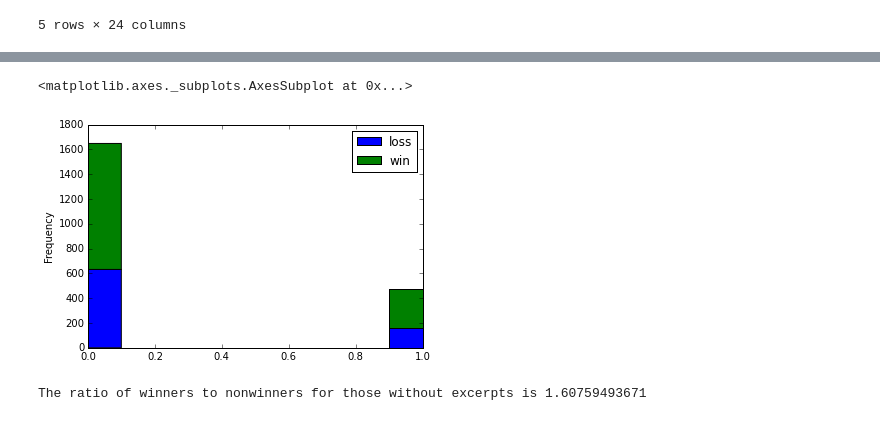
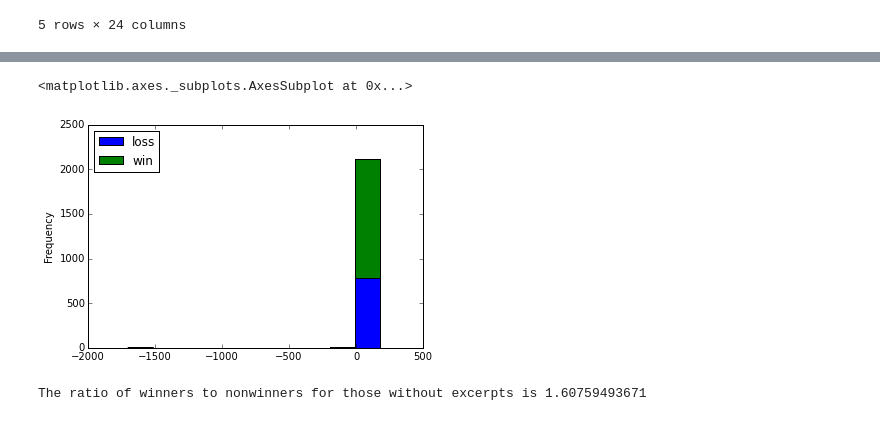
Before and after one commit to nicaless/nanowrimo_ga_project, a Jupyter notebook: analyze/explore novel features.ipynb, the cells around one changed output, grey strips where cells are left out. Drawn from its saved outputs; the diff is of its cells as text; code cells hidden in the pictures.

```diff
--- a/analyze/explore novel features.ipynb
+++ b/analyze/explore novel features.ipynb
@@ -49,10 +117,10 @@ df.plot(kind='scatter', x='paragraphs', y='paragraphs excerpt', c='Winner', colo
 # %%
 winlose = novel_features.groupby("Winner")
-df = pd.DataFrame({'loss': winlose['has excerpt'].get_group(0), 'win': winlose['has excerpt'].get_group(1)})
+df = pd.DataFrame({'loss': winlose['fk score excerpt'].get_group(0), 'win': winlose['fk score excerpt'].get_group(1)})
 df.plot(kind='hist', stacked=True)
 # %% [output]
 <matplotlib.axes._subplots.AxesSubplot at 0x...>
-[figure, old version]
+[figure, new version]
 # %%
 excerpts = novel_features[novel_features['has excerpt'] == 0]
 winners = len(excerpts[excerpts['Winner'] == 1])
```
Also changed, not shown: parts of 21 cells of this notebook, 1 other file.
